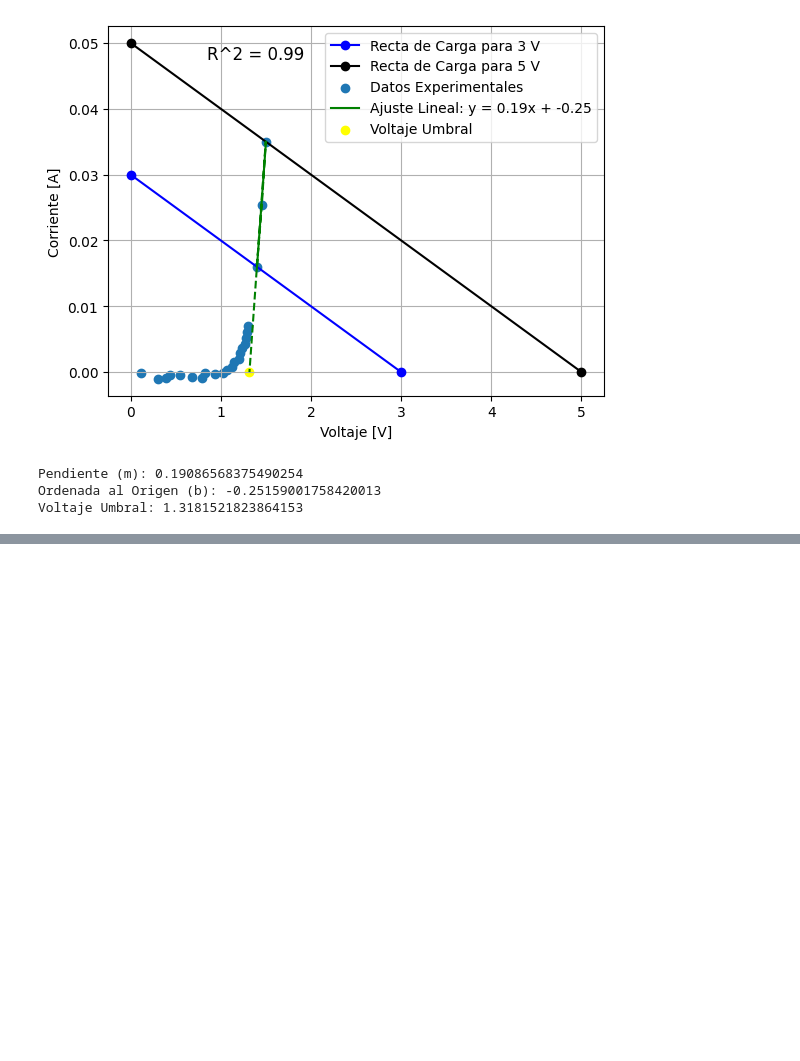
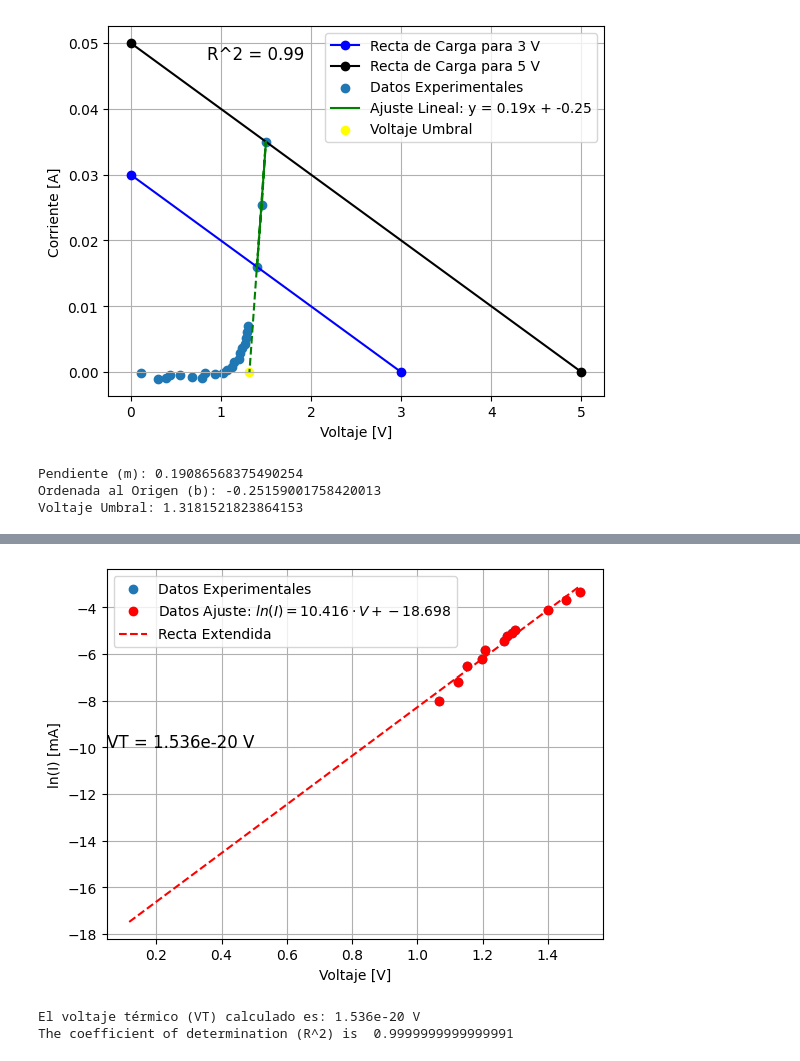
Before and after one commit to ComancheMario/Python-, a Jupyter notebook: electronica/Diodos/Diodos.ipynb, the cells around one changed output, grey strips where cells are left out. Cells and saved outputs as stored; diff of their text form; code cells hidden in the pictures; blank space fills up the shorter version.

```diff
--- a/electronica/Diodos/Diodos.ipynb
+++ b/electronica/Diodos/Diodos.ipynb
@@ -564,0 +584,67 @@ Voltaje Umbral: 1.3181521823864153
+# %%
+import pandas as pd
+import numpy as np
+import matplotlib.pyplot as plt
+from scipy.optimize import curve_fit
+
+# Cargar los datos desde el archivo CSV
+df = pd.read_csv('C:\\Users\\madro\\.py\\Python-\\electronica\\Diodos\\2SDiodo.csv')
+
+# Extraer las columnas relevantes
+V = df['dos diodos'].values
+I = df['corriente'].values
+T = df['Temperatura'].values
+
+# Tomar solo los últimos tres datos
+V_ultimos = V[-12:]
+lnI_ultimos = np.log(I[-12:])
+
+# Función para el ajuste lineal
+def linear_fit(x, a, b):
+    return a * x + b
+
+# Realizar el ajuste lineal solo con los últimos tres datos
+params_ultimos, covariance_ultimos = curve_fit(linear_fit, V_ultimos, lnI_ultimos)
+slope_ultimos = params_ultimos[0]
+
+# Constantes físicas
+# Carga del electrón (C)
+q = 1.6 * 10**(-19)  # cgs
+
+# Calcula el voltaje térmico (VT)
+VT_ultimos = q / slope_ultimos
+
+# Extiende la recta de ajuste lineal
+V_extendido = np.linspace(min(V), max(V), 100)
+lnI_extendido = linear_fit(V_extendido, *params_ultimos)
+
+# Graficar los datos y la recta de ajuste lineal
+plt.scatter(V, np.log(I), label='Datos Experimentales')
+plt.plot(V_ultimos, lnI_ultimos, 'ro', label=fr'Datos Ajuste: $ln(I) = {params_ultimos[0]:.3f} \cdot V + {params_ultimos[1]:.3f}$')
+plt.plot(V_extendido, lnI_extendido, 'r--', label='Recta Extendida')
+plt.xlabel('Voltaje [V]')
+plt.ylabel('ln(I) [mA]')
+plt.legend()
+
+# Muestra el valor de VT en la gráfica
+plt.annotate(f'VT = {VT_ultimos:.3e} V', xy=(0.05, -10), fontsize=12, color='black')
+
+plt.grid(True)
+plt.show()
+
+print(f'El voltaje térmico (VT) calculado es: {VT_ultimos:.3e} V')
+
+from scipy.stats import linregress
+
+
+# calculate the slope, intercept, r-value, p-value and std error of the slope
+slope, intercept, r_value, p_value, std_err = linregress(V_extendido, lnI_extendido)
+
+# calculate the coefficient of determination (R^2)
+r2 = r_value**2
+
+print("The coefficient of determination (R^2) is ", r2)
+# %% [output]
+[figure, added]
+El voltaje térmico (VT) calculado es: 1.536e-20 V
+The coefficient of determination (R^2) is  0.9999999999999991
```
Also changed, not shown: parts of 2 cells of this notebook, 2 other files.
